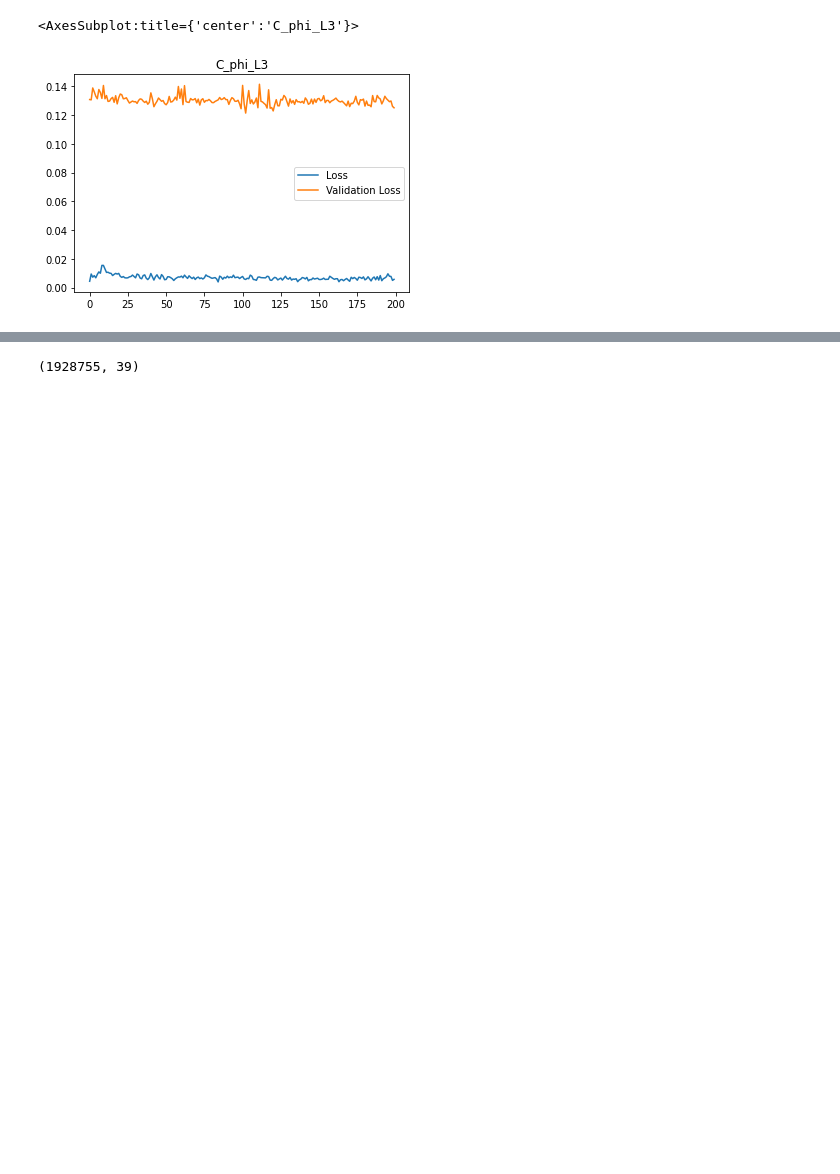
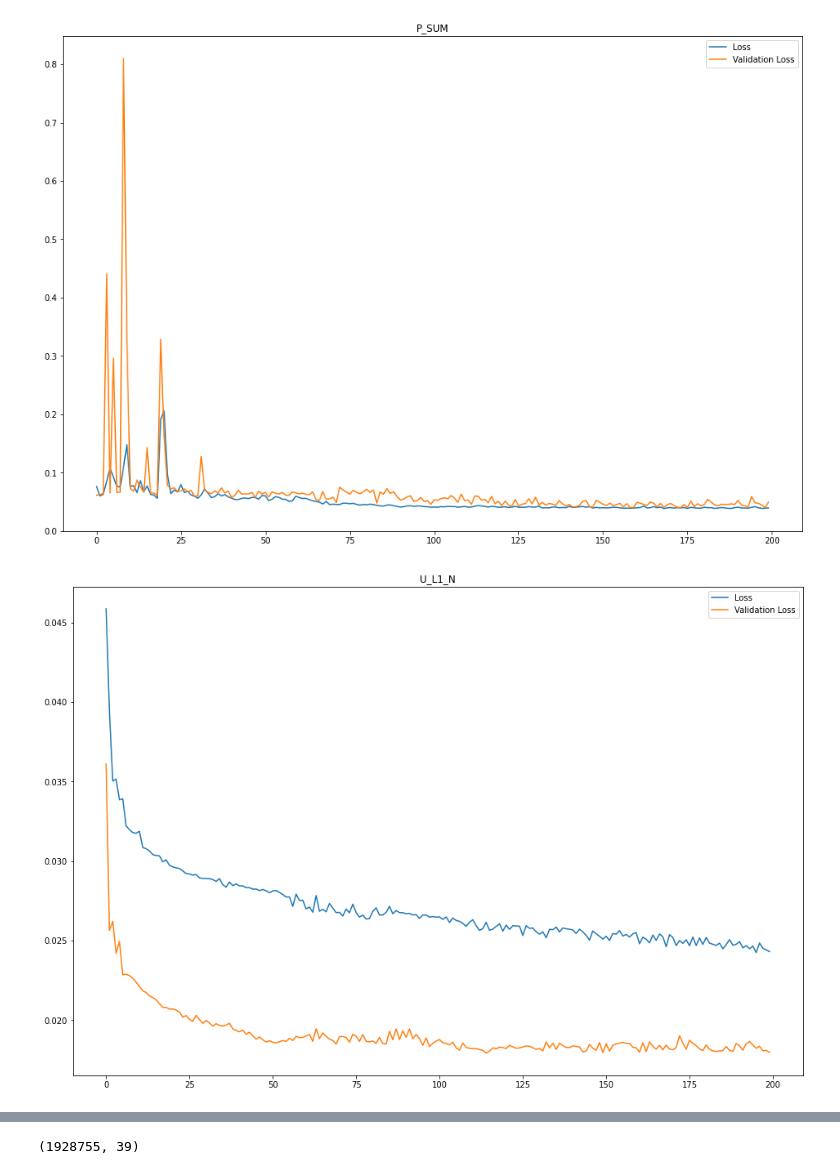
Before and after one commit to PedroOliveiraPT/Electricity-Forecasting, a Jupyter notebook: Results.ipynb, the cells around one changed output, grey strips where cells are left out. Drawn from its saved outputs; the diff is of its cells as text; code cells hidden in the pictures; blank space fills up the shorter version.

Commit message:
lstm script

```diff
--- a/Results.ipynb
+++ b/Results.ipynb
@@ -78,9 +78,9 @@ corr_group = {
         ['C_phi_L3'] #Fund power CosPhi factor L3
 }
 # %%
-
-hist = pd.read_csv('results/Spec_Norm_LSTM_RealE_Sum_history.csv',index_col='Unnamed: 0')
-hist.plot(title=k)
+for k in corr_group:
+    hist = pd.read_csv('results/Norm_LSTM_60m_'+k+'_history.csv',index_col='Unnamed: 0')
+    hist.plot(title=k)
 # %% [output]
-<AxesSubplot:title={'center':'C_phi_L3'}>
-[figure, old version]
+[figure, new version]
+[figure, added]
```
Also changed, not shown: parts of 6 cells of this notebook, 4 other files.
